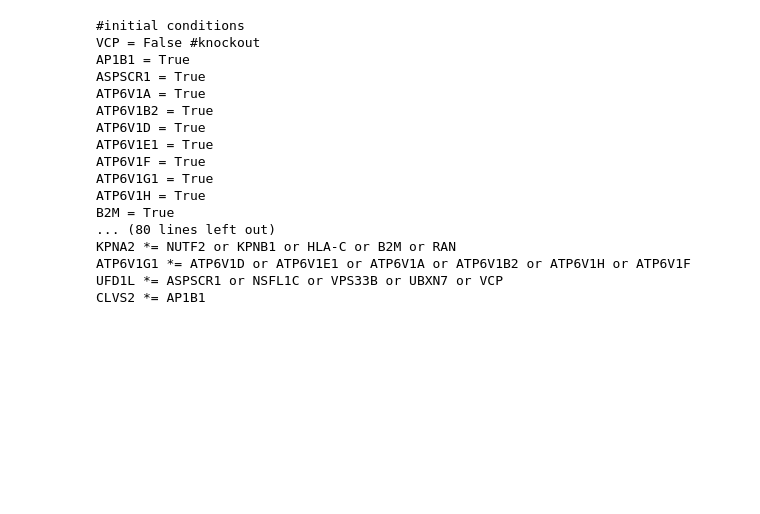
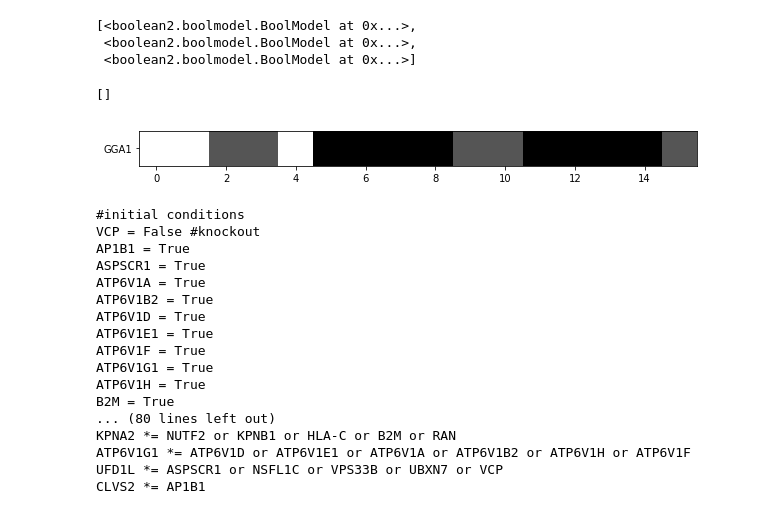
Before and after one commit to charlies-b/rp1, a Jupyter notebook: boolean_model_helper.ipynb, the cells around one changed output. Saved outputs shown, nothing was run; the diff lists cells and outputs as text; code cells hidden in the pictures; blank space fills up the shorter version.

Commit message:
average heat maps

```diff
--- a/boolean_model_helper.ipynb
+++ b/boolean_model_helper.ipynb
@@ -78,3 +90,40 @@ CLVS2 *= AP1B1
+# %%
+models = run_model(definition,runs=3)
+models
+# %% [output]
+[<boolean2.boolmodel.BoolModel at 0x...>,
+ <boolean2.boolmodel.BoolModel at 0x...>,
+ <boolean2.boolmodel.BoolModel at 0x...>]
+# %%
+class DummyModel: # dummy model with data attribute
+    def __init__(self, data):
+        self.data = data
+# %%
+model = ([])
+model.data
+# %% [output]
+[]
+# %%
+class DummyModel: # dummy model with data attribute
+    def __init__(self, data):
+        self.data = data
+
+def plot_average(models, nodes = None, w=10, h=32):
+
+
+    # collect models into average (from booleannet docs)
+    coll = b2.util.Collector()
+    for model in models:
+        coll.collect(states = model.states, nodes=model.nodes)
+    avgs = coll.get_averages()
+
+    # plot average model
+    avg_model = DummyModel(avgs) # so it can be passed to plot_model plain
+    plot_model(avg_model, nodes=nodes, w=w, h=h)
+# %%
+plot_average(models, nodes = ['GGA1'])
+# %% [output]
+[figure, added]
 # %%
 # comment relevent lines
 new_definition = definition.split('\n')
```
Also changed, not shown: parts of 9 cells of this notebook, 1 other file.
